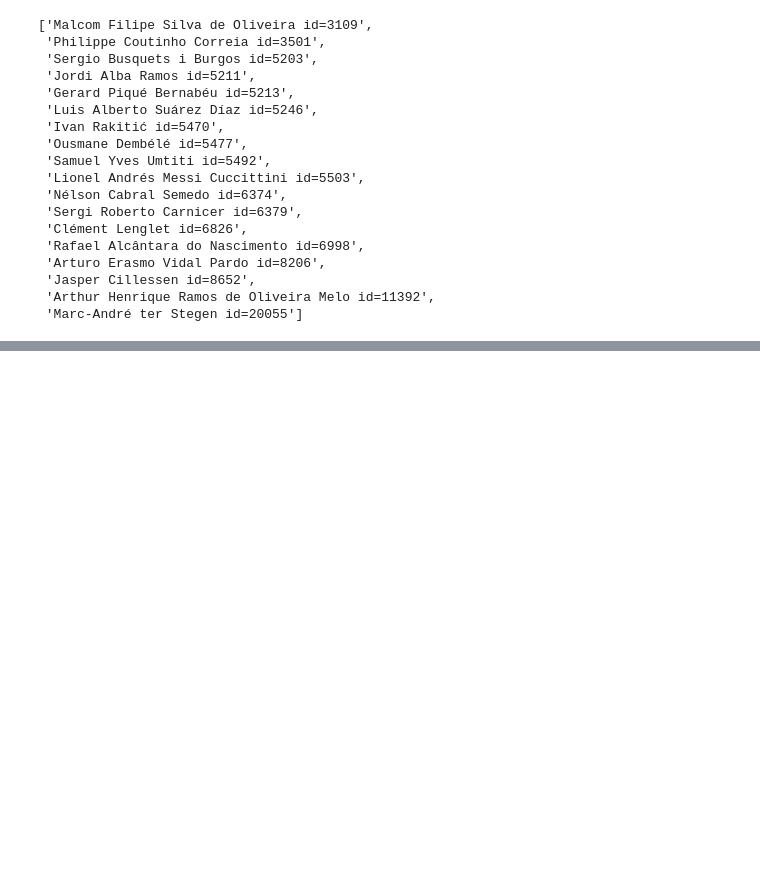
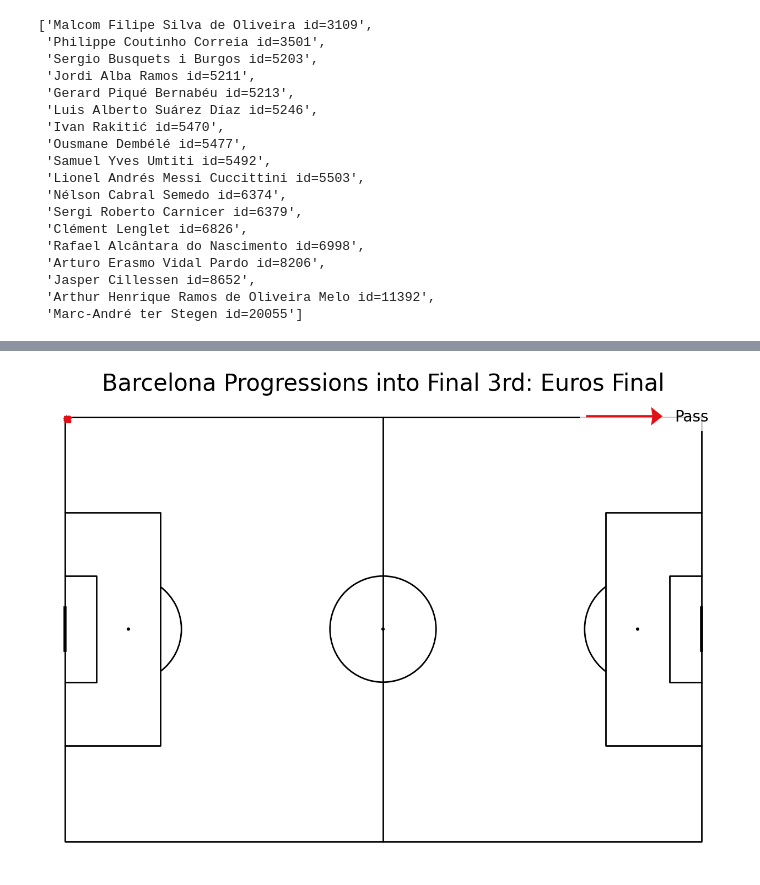
Before and after one commit to senolcemhan98/FootballAnalysisPageRank, a Jupyter notebook: deneme.ipynb, the cells around one changed output, grey strips where cells are left out. Saved outputs shown, nothing was run; the diff lists cells and outputs as text; code cells hidden in the pictures; blank space fills up the shorter version.

```diff
--- a/deneme.ipynb
+++ b/deneme.ipynb
@@ -71,0 +73,4 @@ dataframe[[
+# %%
+# Filter only pass events
+pass_events = dataframe[dataframe['event_type'] == 'PASS']
+pass_events.head()
@@ -71,0 +122,26 @@ dataframe[[
+# %%
+# create a variable for the team you want to look into
+# team="Barcelona"
+
+pass_events = pass_events[pass_events['team_id']=='217'] # Bacelona
+
+# Visualize for a team
+pass_colour='#e21017'
+
+# set up the pitch
+pitch = Pitch(pitch_type='statsbomb', pitch_color='white', line_zorder=2, line_color='black')
+fig, ax = pitch.draw(figsize=(16, 11),constrained_layout=True, tight_layout=False)
+fig.set_facecolor('white')
+
+# plot the passes
+pitch.arrows(pass_events.coordinates_x, pass_events.coordinates_y,
+pass_events.end_coordinates_x, pass_events.end_coordinates_y, width=3,
+headwidth=8, headlength=5, color=pass_colour, ax=ax, zorder=2, label = "Pass")
+
+# plot the legend
+ax.legend(facecolor='white', handlelength=5, edgecolor='None', fontsize=20, loc='best')
+
+# set title of viz
+ax_title = ax.set_title(f'Barcelona Progressions into Final 3rd: Euros Final', fontsize=30,color='black')
+# %% [output]
+[figure, added]
```
Also changed, not shown: parts of 9 cells of this notebook, 5 other files.
